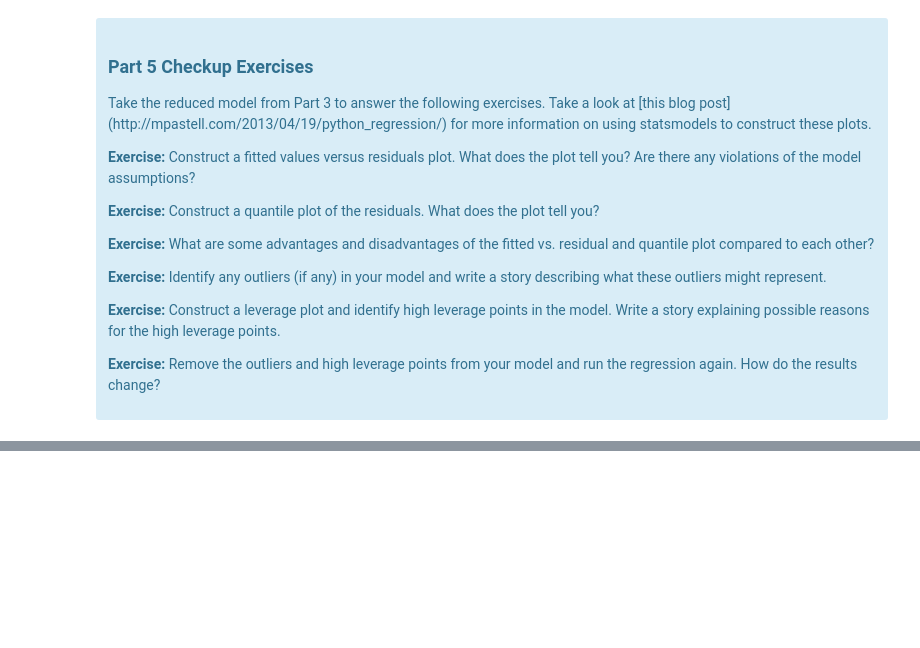
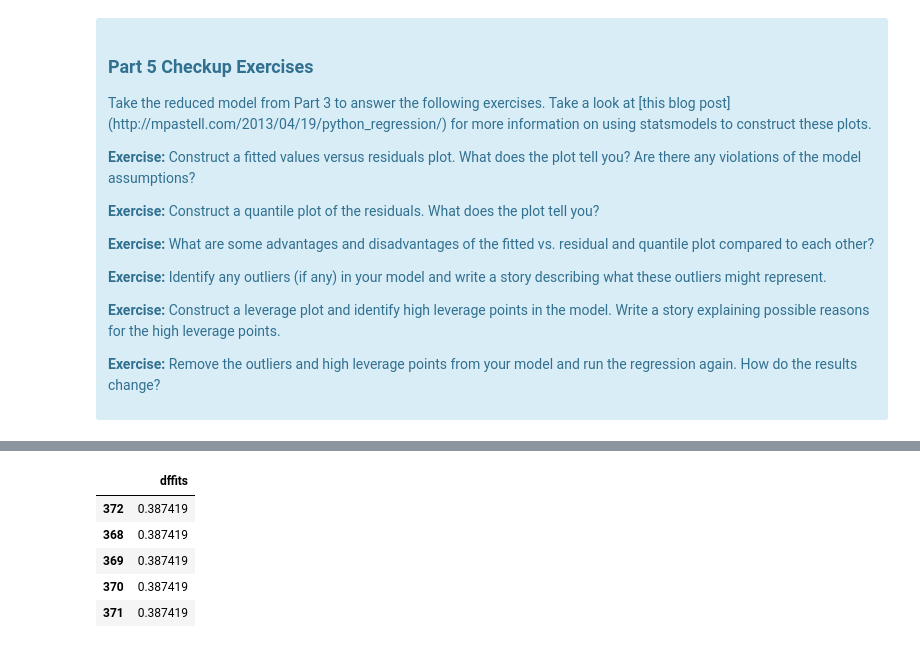
Before and after one commit to CHINKGITHUB/SpringBoard_DS, a Jupyter notebook: Mini_Project_Linear_Regression_updated.ipynb, the cells around one changed output, grey strips where cells are left out. Cells and saved outputs as stored; diff of their text form; code cells hidden in the pictures; blank space fills up the shorter version.

```diff
--- a/Mini_Project_Linear_Regression_updated.ipynb
+++ b/Mini_Project_Linear_Regression_updated.ipynb
@@ -977,0 +988,16 @@ AttributeError: 'numpy.ndarray' object has no attribute 'get_influence'
+# %%
+# Construct a leverage plot and identify high leverage points in the model
+import statsmodels.formula.api as smf
+
+models = smf.ols('PTRATIO ~ PRICE', data=bos).fit()
+influence = models.get_influence()
+influence_stats = influence.summary_frame()
+dffits = influence_stats.sort_values('dffits',ascending=False)[['dffits']]
+dffits.head(5)
+# %% [output]
+|  | dffits |
+| 372 | 0.387419 |
+| 368 | 0.387419 |
+| 369 | 0.387419 |
+| 370 | 0.387419 |
+| 371 | 0.387419 |
```
Also changed, not shown: parts of 54 cells of this notebook.
